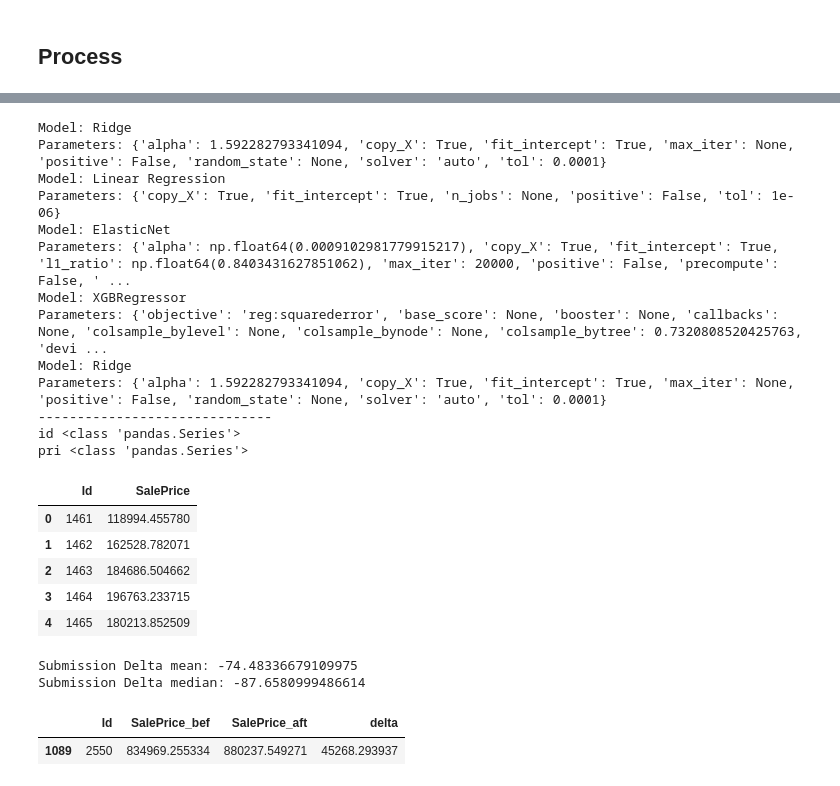
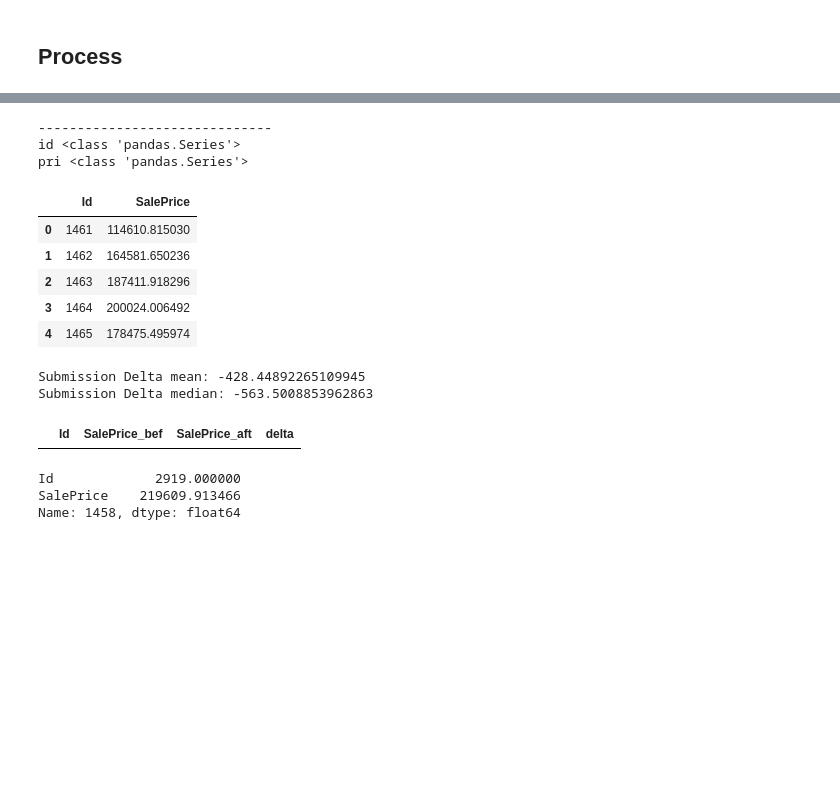
Before and after one commit to javrudsky/machine_learning, a Jupyter notebook: kaggle/housing/housing_v2.ipynb, the cells around one changed output, grey strips where cells are left out. Cells and saved outputs as stored; diff of their text form; code cells hidden in the pictures; blank space fills up the shorter version.

Commit message:
Improved tunning. 28th Submittion and best score till now

```diff
--- a/kaggle/housing/housing_v2.ipynb
+++ b/kaggle/housing/housing_v2.ipynb
@@ -1143,10 +1196,13 @@ def fix_invalid(df):
 # %%
 
 def replace_uncommon(df):
+  df = df.copy()
   # GarageCars == 4 is not given usefull information, let's try to change it to 3 and see
   df.loc[df["GarageCars"] > 3, "GarageCars"] = 3
   # There are only 3 values of fireplace == 3
   df.loc[df["Fireplaces"] > 2, "Fireplaces"] = 3
+  #df["Neighborhood"] = df["Neighborhood"].replace("Blueste", "NPkVill")  This doesn't improve score on kaggle
+
 
   return df
 # %% [markdown]
@@ -1976,6 +2032,14 @@ def get_residuals_idx(X, y, model, res_filter=None):
   if res_filter is not None:
     return df_res[df_res["residual"].abs() > res_filter].index
   return df_res.index
+
+def remove_residuals(X, y, model, res_filter=0.25):
+  X = X.copy()
+  y = y.copy()
+  rem_res_idx = get_residuals_idx(X, y, model, res_filter)
+  X = X[~X.index.isin(rem_res_idx)]
+  y = y[~y.index.isin(rem_res_idx)]
+  return X, y
 # %% [markdown]
 ### Ridge
 # %%
@@ -2195,6 +2259,7 @@ class FixNullsTransformation(BaseEstimator, TransformerMixin):
 
   def fit(self, X, y=None):
     self.X_train = X
+    self.fitted_ = True
     return self
 
   def transform(self, X, y=None):
@@ -2207,6 +2272,7 @@ class FixInvalidTransformation(BaseEstimator, TransformerMixin):
 
   def fit(self, X, y=None):
     self.X_train = X
+    self.fitted_ = True
     return self
 
   def transform(self, X, y=None):
@@ -2219,6 +2285,7 @@ class ReplaceUncommonTransformation(BaseEstimator, TransformerMixin):
 
   def fit(self, X, y=None):
     self.X_train = X
+    self.fitted_ = True
     return self
 
   def transform(self, X, y=None):
@@ -4046,68 +4357,42 @@ dfs_an[dfs_an["GarageCars"] > 0][["GarageCars", "GarageArea"]]
 # %%
 X, y, y_orig = train_data_for_submission()
-
-rem_res_idx = get_residuals_idx(X, y, model=get_model("Rig"), res_filter=0.25)
-X = X[~X.index.isin(bigres_idx)]
-y = y[~y.index.isin(bigres_idx)]
-
-X, y, _, ignored_cols, ord_cols_used, desc = initial_processing(X, y, y_orig)
+X, y = remove_residuals(X, y, model=get_model("Rig"))
+X, ignored_cols, ord_cols_used, desc = initial_processing(X)
 
 df_submit = pd.read_csv("./data/test.csv")
-# df_submit = fix_nulls(df_submit, X)
-# df_submit = fix_invalid(df_submit)
 
 # Removing this rows improves score a little bit (as in CV)
 df_submit.loc[df_submit["GrLivArea"] > 4000, ["GrLivArea"]] = 3999
 
-estimators = [
-    #('Rig', get_model("Rig")),
-    ('LiRe', get_model("LiRe")),
-    ('ENet', get_model("ENet")),
-    ('XGBReg', get_model("XBReg")),
-]
-model = StackingRegressor(
-    estimators=estimators,
-    #final_estimator=get_model("LiRe"),
-    final_estimator=get_model("Rig"),
-)
-#model = get_model("ENet")
+#model = get_model("XBReg")
+model = get_model("Stk2")
 println()
 pip = create_pipeline(bin_cols, bin_cols_spec, ignored_cols, ord_cols_used, log1p_cols, norm_cols, create_eng_features, model=model).fit(X, y)
 
 submit_id = df_submit.pop("Id")
 pred = pd.Series(pip.predict(df_submit))
 
 
 print("id", type(submit_id))
 print("pri", type(pred))
 pred = pd.concat({"Id": submit_id, "SalePrice": np.expm1(pred)}, axis=1)  # Inverse log1p transformation
 
 save_submission(pred)
 pred.head()
 # %% [output]
-Model: Ridge
-Parameters: {'alpha': 1.592282793341094, 'copy_X': True, 'fit_intercept': True, 'max_iter': None, 'positive': False, 'random_state': None, 'solver': 'auto', 'tol': 0.0001}
-Model: Linear Regression
-Parameters: {'copy_X': True, 'fit_intercept': True, 'n_jobs': None, 'positive': False, 'tol': 1e-06}
-Model: ElasticNet
-Parameters: {'alpha': np.float64(0.0009102981779915217), 'copy_X': True, 'fit_intercept': True, 'l1_ratio': np.float64(0.8403431627851062), 'max_iter': 20000, 'positive': False, 'precompute': False, ' ...
-Model: XGBRegressor
-Parameters: {'objective': 'reg:squarederror', 'base_score': None, 'booster': None, 'callbacks': None, 'colsample_bylevel': None, 'colsample_bynode': None, 'colsample_bytree': 0.7320808520425763, 'devi ...
-Model: Ridge
-Parameters: {'alpha': 1.592282793341094, 'copy_X': True, 'fit_intercept': True, 'max_iter': None, 'positive': False, 'random_state': None, 'solver': 'auto', 'tol': 0.0001}
 ------------------------------
 id <class 'pandas.Series'>
 pri <class 'pandas.Series'>
 |  | Id | SalePrice |
-| 0 | 1461 | 118994.455780 |
-| 1 | 1462 | 162528.782071 |
-| 2 | 1463 | 184686.504662 |
-| 3 | 1464 | 196763.233715 |
-| 4 | 1465 | 180213.852509 |
+| 0 | 1461 | 114610.815030 |
+| 1 | 1462 | 164581.650236 |
+| 2 | 1463 | 187411.918296 |
+| 3 | 1464 | 200024.006492 |
+| 4 | 1465 | 178475.495974 |
 # %%
 # Comparing with previous submission.
-dfs = pd.read_csv("./submissions/submission_260408_1144.csv")
-dfs = pd.read_csv("./submissions/submission_260408_1705.csv").join(dfs, lsuffix="_bef", rsuffix="_aft").drop(columns=["Id_aft"], errors="ignore").rename(columns={"Id_bef": "Id"})
+dfs = pd.read_csv("./submissions/submission_260417_1242.csv")
+dfs = pd.read_csv("./submissions/submission_260417_2229.csv").join(dfs, lsuffix="_bef", rsuffix="_aft").drop(columns=["Id_aft"], errors="ignore").rename(columns={"Id_bef": "Id"})
 dfs["delta"] = dfs["SalePrice_aft"] - dfs["SalePrice_bef"]
 
 print("Submission Delta mean:", dfs["delta"].mean())
@@ -4117,7 +4402,14 @@ print("Submission Delta median:", dfs["delta"].median())
 #dfs.head()
 dfs[dfs["Id"] == 2550]
 # %% [output]
-Submission Delta mean: -74.48336679109975
-Submission Delta median: -87.6580999486614
+Submission Delta mean: -428.44892265109945
+Submission Delta median: -563.5008853962863
 |  | Id | SalePrice_bef | SalePrice_aft | delta |
-| 1089 | 2550 | 834969.255334 | 880237.549271 | 45268.293937 |
+# %%
+
+df_n = pd.read_csv("./submissions/submission_260417_2305.csv")
+df_n.iloc[1458]
+# %% [output]
+Id             2919.000000
+SalePrice    219609.913466
+Name: 1458, dtype: float64
```
Also changed, not shown: parts of 31 cells of this notebook.
